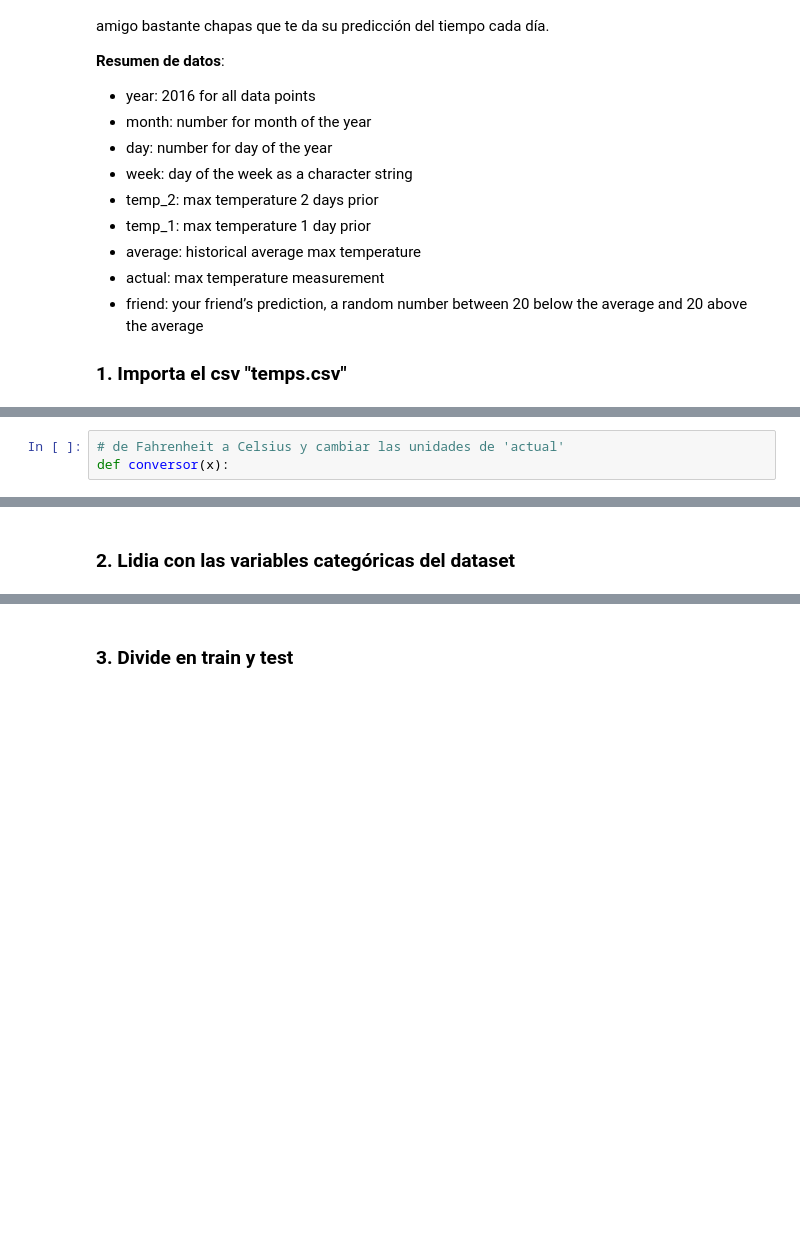
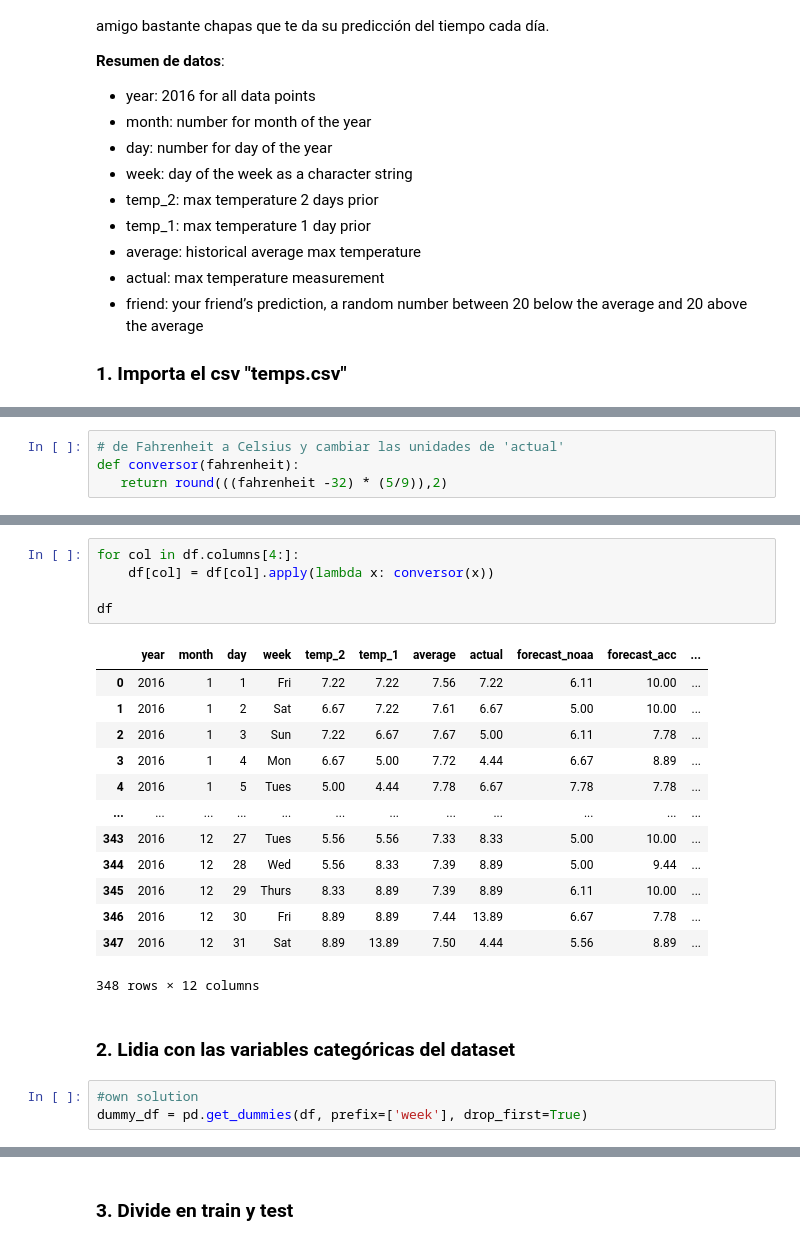
Before and after one commit to PilarDenia/activity_bootcamp_jun2020, a Jupyter notebook: 2_Machine_Learning/semana_25/dia_1/1 - Regression_Tree - Clase.ipynb, the cells around one changed output, grey strips where cells are left out. Cells and saved outputs as stored; diff of their text form; blank space fills up the shorter version.

```diff
--- a/2_Machine_Learning/semana_25/dia_1/1 - Regression_Tree - Clase.ipynb
+++ b/2_Machine_Learning/semana_25/dia_1/1 - Regression_Tree - Clase.ipynb
@@ -20,3 +66,4 @@ Son datos de temperaturas tomados de la ciudad de Seattle. El objetivo es intent
 # %%
 # de Fahrenheit a Celsius y cambiar las unidades de 'actual'
-def conversor(x):
+def conversor(fahrenheit):
+   return round(((fahrenheit -32) * (5/9)),2)
@@ -23,2 +113,24 @@ def conversor(x):
+# %%
+for col in df.columns[4:]:
+    df[col] = df[col].apply(lambda x: conversor(x))
+
+df
+# %% [output]
+|  | year | month | day | week | temp_2 | temp_1 | average | actual | forecast_noaa | forecast_acc | ... |
+| 0 | 2016 | 1 | 1 | Fri | 7.22 | 7.22 | 7.56 | 7.22 | 6.11 | 10.00 | ... |
+| 1 | 2016 | 1 | 2 | Sat | 6.67 | 7.22 | 7.61 | 6.67 | 5.00 | 10.00 | ... |
+| 2 | 2016 | 1 | 3 | Sun | 7.22 | 6.67 | 7.67 | 5.00 | 6.11 | 7.78 | ... |
+| 3 | 2016 | 1 | 4 | Mon | 6.67 | 5.00 | 7.72 | 4.44 | 6.67 | 8.89 | ... |
+| 4 | 2016 | 1 | 5 | Tues | 5.00 | 4.44 | 7.78 | 6.67 | 7.78 | 7.78 | ... |
+| ... | ... | ... | ... | ... | ... | ... | ... | ... | ... | ... | ... |
+| 343 | 2016 | 12 | 27 | Tues | 5.56 | 5.56 | 7.33 | 8.33 | 5.00 | 10.00 | ... |
+| 344 | 2016 | 12 | 28 | Wed | 5.56 | 8.33 | 7.39 | 8.89 | 5.00 | 9.44 | ... |
+| 345 | 2016 | 12 | 29 | Thurs | 8.33 | 8.89 | 7.39 | 8.89 | 6.11 | 10.00 | ... |
+| 346 | 2016 | 12 | 30 | Fri | 8.89 | 8.89 | 7.44 | 13.89 | 6.67 | 7.78 | ... |
+| 347 | 2016 | 12 | 31 | Sat | 8.89 | 13.89 | 7.50 | 4.44 | 5.56 | 8.89 | ... |
+348 rows × 12 columns
 # %% [markdown]
 ### 2. Lidia con las variables categóricas del dataset
+# %%
+#own solution
+dummy_df = pd.get_dummies(df, prefix=['week'], drop_first=True)
```
Also changed, not shown: parts of 41 cells of this notebook, 35 other files.
